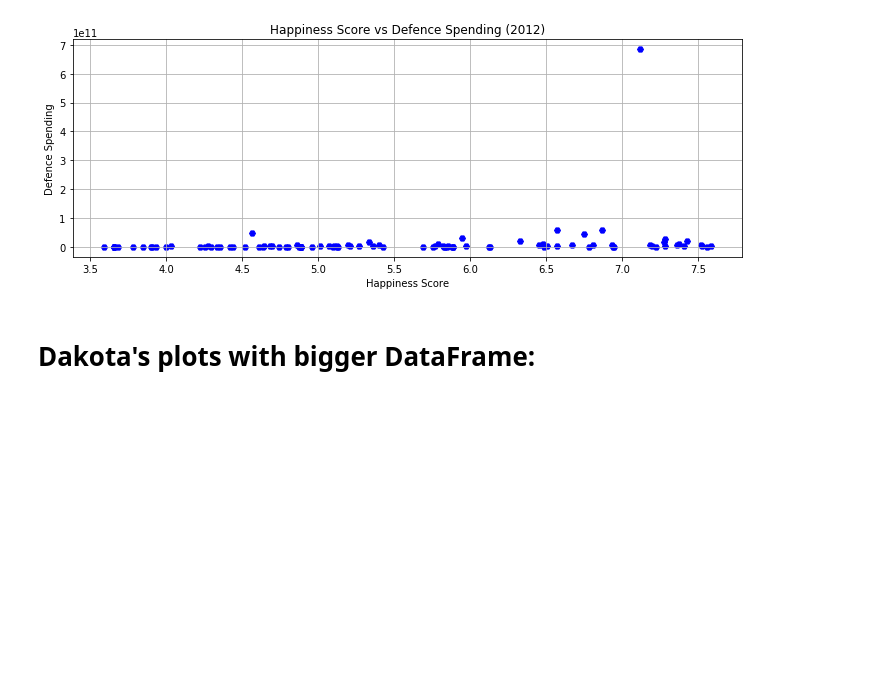
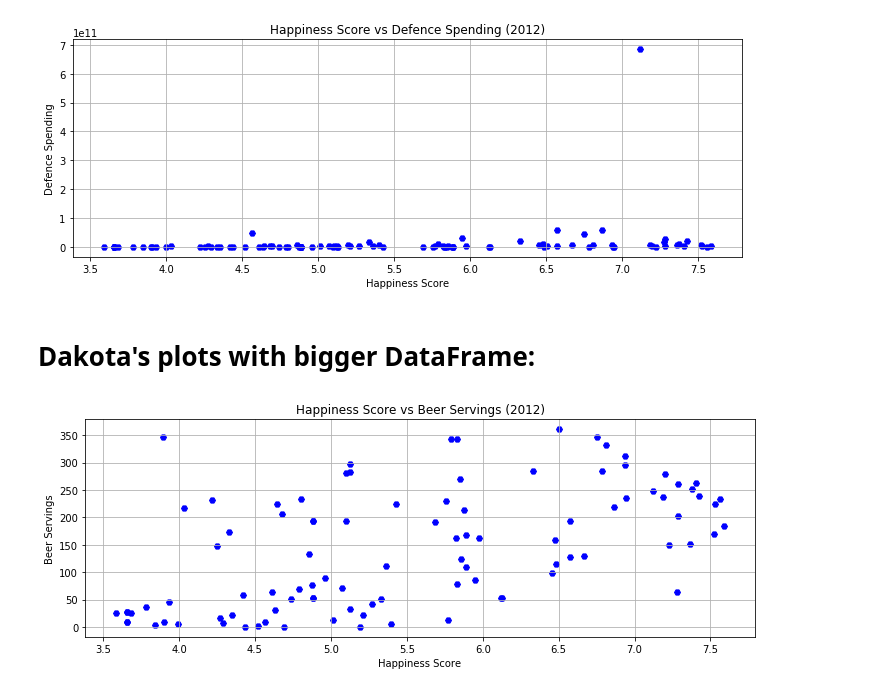
Before and after one commit to arjunng/Project_1, a Jupyter notebook: Project1_main.ipynb, the cells around one changed output. Cells and saved outputs as stored; diff of their text form; code cells hidden in the pictures; blank space fills up the shorter version.

Commit message:
merging K plots

```diff
--- a/Project1_main.ipynb
+++ b/Project1_main.ipynb
@@ -758,3 +758,20 @@ plt.savefig("Images/DefSpendvsHap.png")
 
 # #save image Uncomment code to overwrite png
 # #plt.savefig("Images/DefSpendvsHap.png")
+# %%
+#Beer Servings vs Happiness Score
+x_axis = smaller_df['Happiness Score']
+y_axis = smaller_df['Beer Servings']
+plt.figure(figsize=(12,4))
+plt.grid(True)
+plt.scatter(x_axis, y_axis, marker="H", color ="blue")
+
+#Set labels
+plt.title(f"Happiness Score vs Beer Servings (2012)")
+plt.xlabel("Happiness Score")
+plt.ylabel("Beer Servings")
+
+#save image
+plt.savefig("Images/BeervsHap.png")
+# %% [output]
+[figure, added]
```
Also changed, not shown: parts of 7 cells of this notebook.
